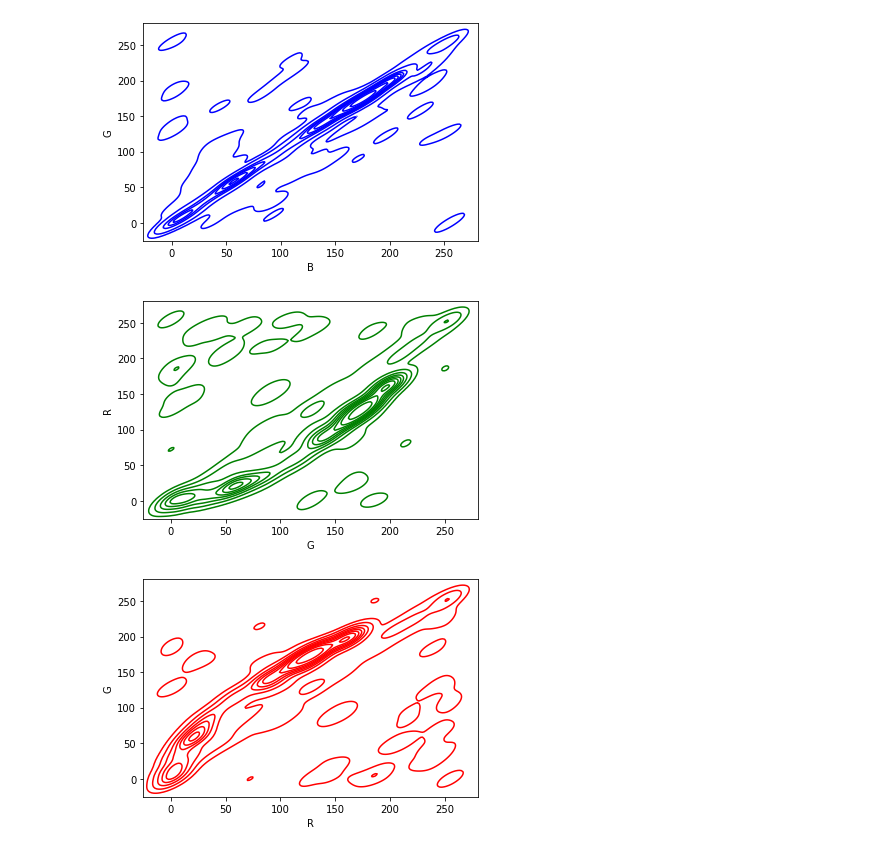
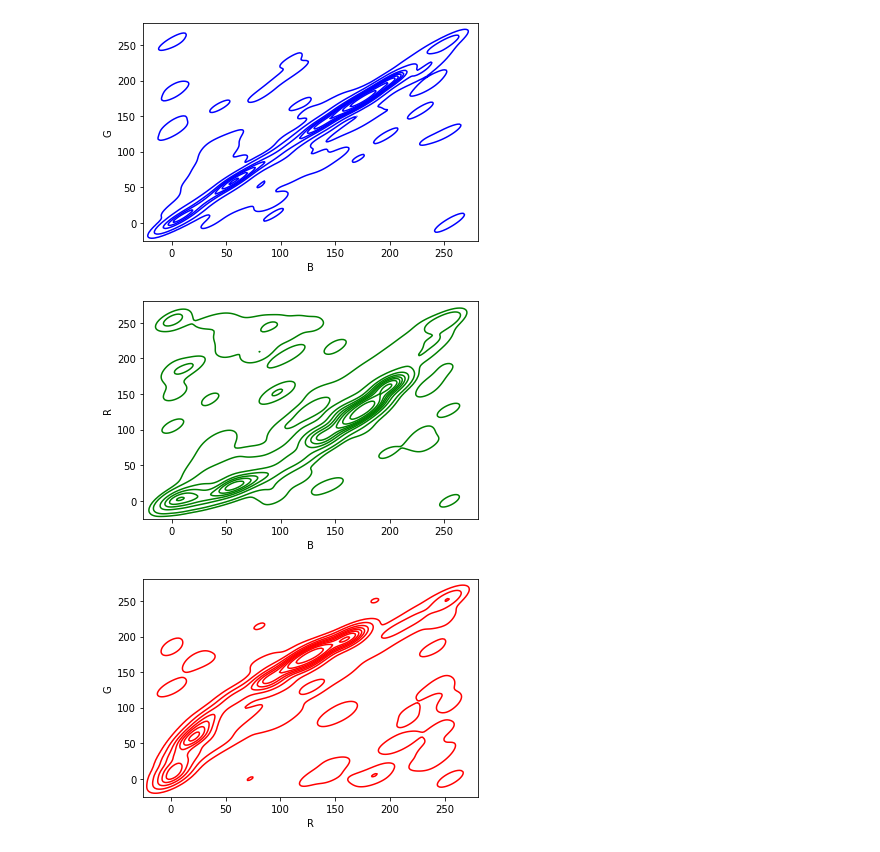
Before and after one commit to yuriresendematias/Aprendizagem-de-Maquina, a Jupyter notebook: Semana 6/Atividade6.ipynb, the cells around one changed output. Drawn from its saved outputs; the diff is of its cells as text; code cells hidden in the pictures.

```diff
--- a/Semana 6/Atividade6.ipynb
+++ b/Semana 6/Atividade6.ipynb
@@ -220,9 +220,9 @@ res7 = sb7.kdeplot(data_class_2['B'],data_class_2['G'],color='blue',shade=False)
 # %%
 import seaborn as sb8
 
-res8 = sb8.kdeplot(data_class_2['G'],data_class_2['R'],color='green',shade=False)
+res8 = sb8.kdeplot(data_class_2['B'],data_class_2['R'],color='green',shade=False)
 # %% [output]
-[figure, old version]
+[figure, new version]
 # %%
 import seaborn as sb9
 
```
Also changed, not shown: parts of 1 cell of this notebook.
